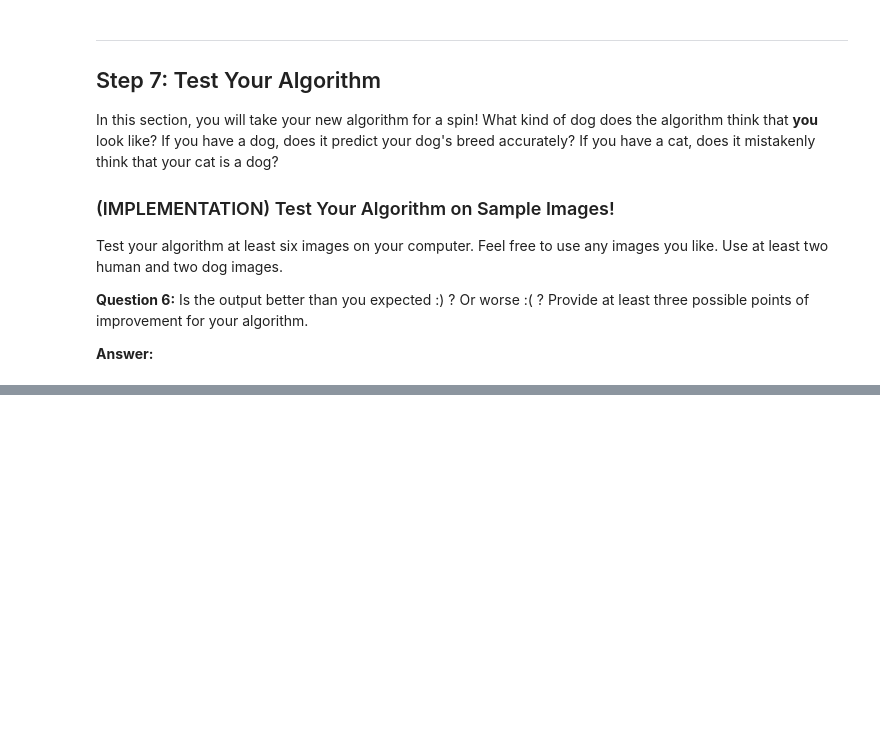
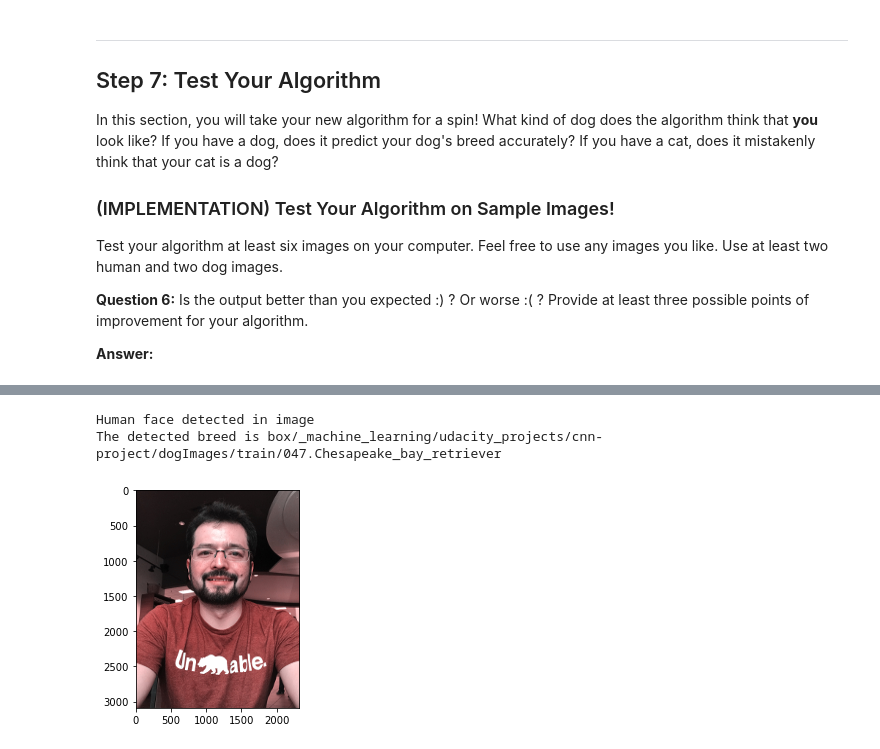
Before and after one commit to juanerolon/Convolutional-neural-networks-ai, a Jupyter notebook: testing/test_dog_app.ipynb, the cells around one changed output, grey strips where cells are left out. Drawn from its saved outputs; the diff is of its cells as text; code cells hidden in the pictures; blank space fills up the shorter version.

```diff
--- a/testing/test_dog_app.ipynb
+++ b/testing/test_dog_app.ipynb
@@ -808,0 +843,7 @@ __Answer:__
+# %%
+detected_breed = classify_image('test_images/me.jpg')
+print("The detected breed is {}".format(detected_breed))
+# %% [output]
+Human face detected in image
+The detected breed is box/_machine_learning/udacity_projects/cnn-project/dogImages/train/047.Chesapeake_bay_retriever
+[figure, added]
```
Also changed, not shown: parts of 13 cells of this notebook.
